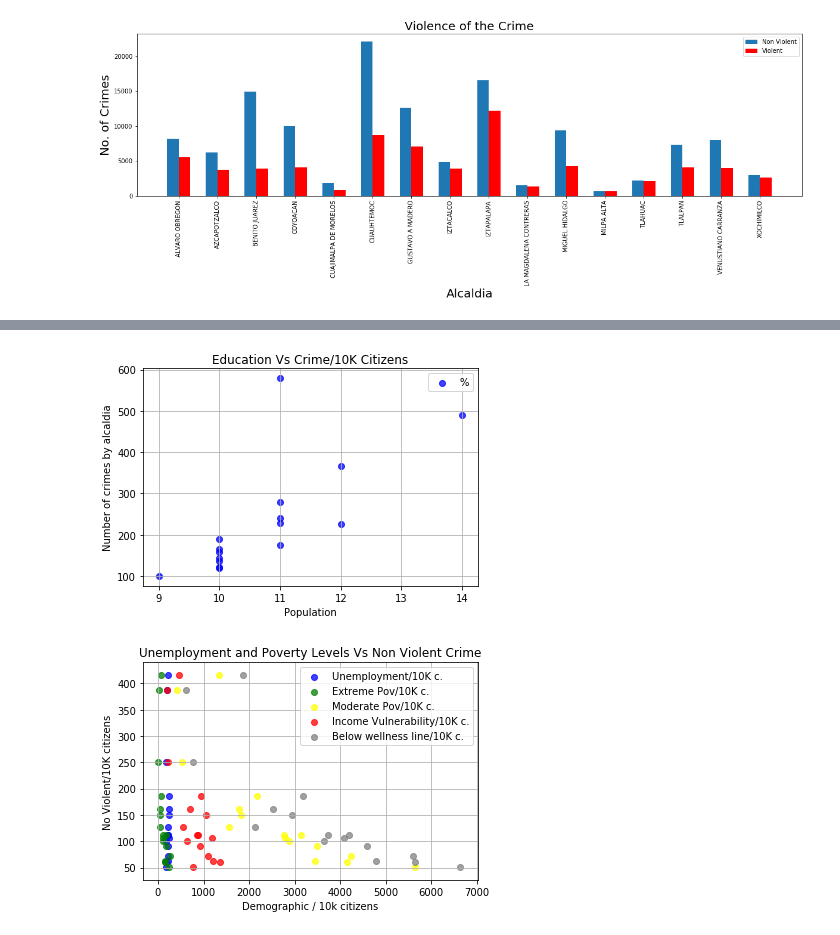
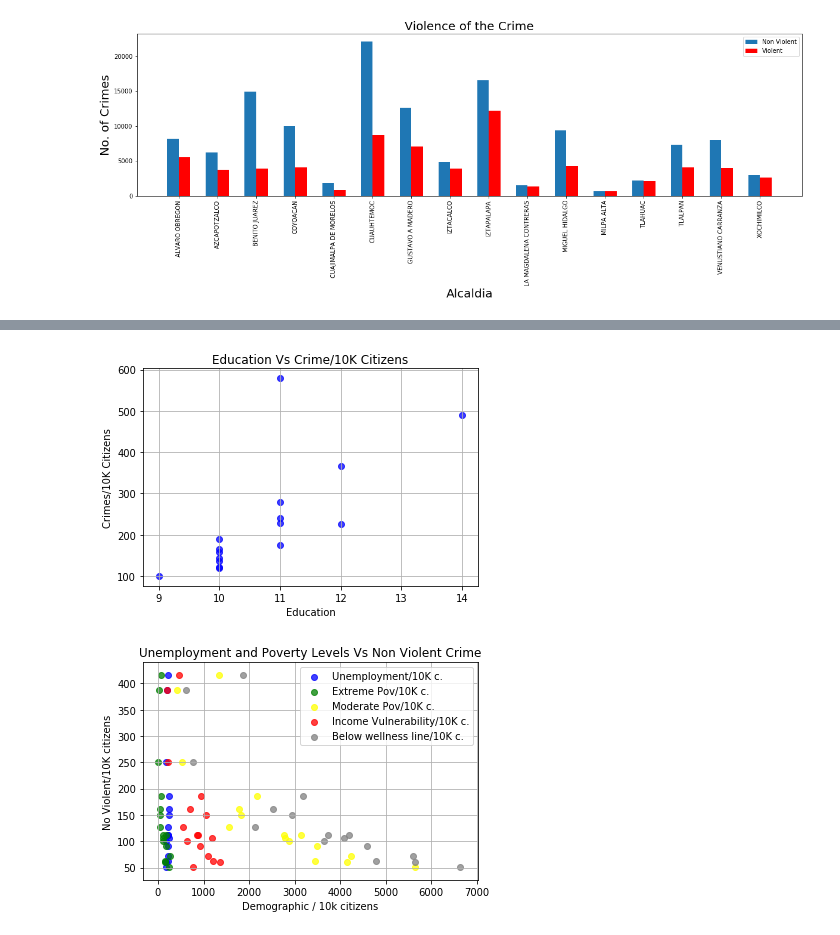
Before and after one commit to joseluismendozal10/Project1, a Jupyter notebook: Project.ipynb, the cells around one changed output, grey strips where cells are left out. Drawn from its saved outputs; the diff is of its cells as text; code cells hidden in the pictures.

```diff
--- a/Project.ipynb
+++ b/Project.ipynb
@@ -323,28 +336,27 @@ plt.show()
 # %%
 
 
 plt.scatter(Delitos_Vs_Demo["GRADO PROMEDIO DE ESCOLARIDAD"], Delitos_Vs_Demo["Crimes/10K citizen"], marker="o", facecolors="blue", alpha=0.75)
 
 
 # Incorporate the other graph properties
 
 plt.grid()
 plt.title("Education Vs Crime/10K Citizens")
-plt.xlabel("Population")
-plt.ylabel("Number of crimes by alcaldia")
+plt.xlabel("Education")
+plt.ylabel("Crimes/10K Citizens")
 
 # Create a legend
 #plt.legend(handles=[ Urban, Suburban, Rural], loc= "upper rigth")
-plt.legend(demos, loc="best")
 
 
 # Save Figure
 plt.savefig("Education Vs Crime Vs 10K Citizens.png")
 
 # Prints the scatter plot to the screen
 plt.show()
 # %% [output]
-[figure, old version]
+[figure, new version]
 # %%
 Total_Violencia_2018=Total_Violencia_2018.loc[:,["alcaldia_hechos","Violencia","delito"]]
 
```
Also changed, not shown: parts of 5 cells of this notebook, 7 other files.
